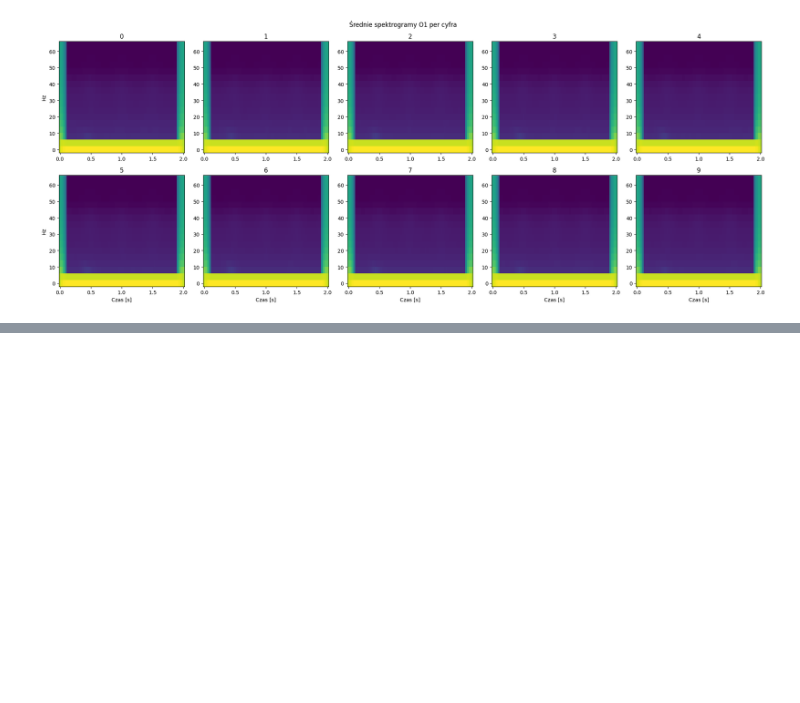
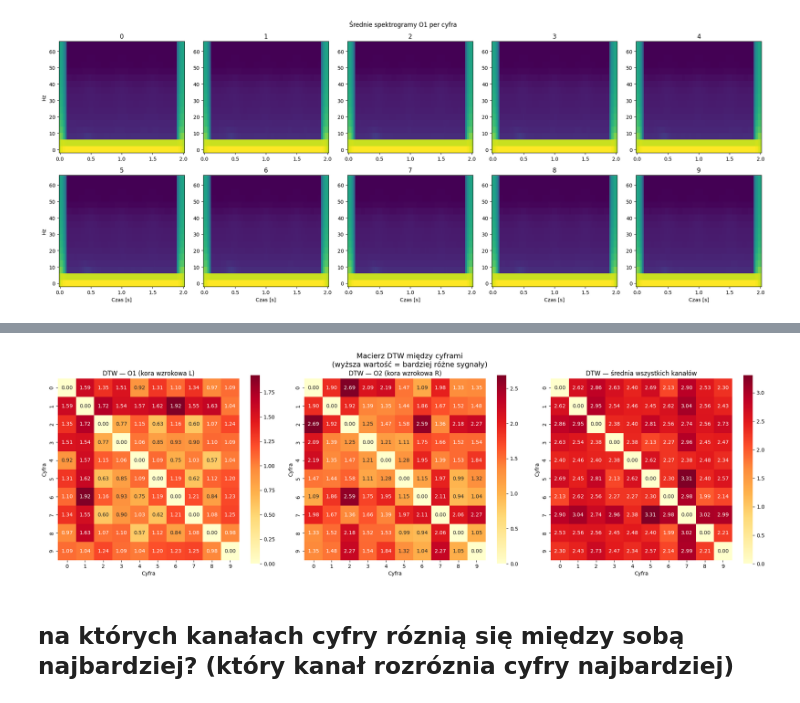
Before and after one commit to H4wk507/eeg_mnist_classifier, a Jupyter notebook: notebooks/01_EDA.ipynb, the cells around one changed output, grey strips where cells are left out. Drawn from its saved outputs; the diff is of its cells as text; code cells hidden in the pictures; blank space fills up the shorter version.

```diff
--- a/notebooks/01_EDA.ipynb
+++ b/notebooks/01_EDA.ipynb
@@ -259,0 +409,58 @@ plt.legend()
+# %%
+import seaborn as sns
+from dtaidistance import dtw
+from scipy.stats import zscore
+
+data = epochs.get_data()
+y = epochs.events[:, 2]
+
+digits = np.unique(y)
+digits = digits[digits != -1]
+
+means = np.stack([data[y == d].mean(axis=0) for d in digits])
+means_z = np.nan_to_num(zscore(means, axis=2))
+
+W = max(1, int(0.15 * means_z.shape[2]))
+
+def dtw_matrix_per_channel(M, ch):
+    n = M.shape[0]
+    mat = np.zeros((n, n))
+    for i in range(n):
+        for j in range(i + 1, n):
+            d = dtw.distance(
+                np.ascontiguousarray(M[i, ch], dtype=np.double),
+                np.ascontiguousarray(M[j, ch], dtype=np.double),
+                window=W,
+            )
+            mat[i, j] = mat[j, i] = d
+    return mat
+
+dtw_O1 = dtw_matrix_per_channel(means_z, 6)
+dtw_O2 = dtw_matrix_per_channel(means_z, 7)
+
+dtw_all_channels = np.mean([dtw_matrix_per_channel(means_z, ch) for ch in range(14)], axis=0)
+
+fig, axes = plt.subplots(1, 3, figsize=(20, 6))
+
+for ax, mat, title in [
+    (axes[0], dtw_O1, "DTW - O1 (kora wzrokowa L)"),
+    (axes[1], dtw_O2, "DTW - O2 (kora wzrokowa R)"),
+    (axes[2], dtw_all_channels, "DTW - średnia wszystkich kanałów"),
+]:
+    sns.heatmap(mat, ax=ax, cmap="YlOrRd", annot=True, fmt=".2f",
+                xticklabels=digits, yticklabels=digits, square=True)
+    ax.set_title(title)
+    ax.set_xlabel("Cyfra")
+    ax.set_ylabel("Cyfra")
+
+plt.suptitle("Macierz DTW między cyframi\n(wyższa wartość = bardziej różne sygnały)", fontsize=14)
+plt.tight_layout()
+plt.show()
+
+## Żadna cyfra nie odstaje konsekwentnie na wszystkich kanałach - na O1 wyróżnia się 1, na O2 cyfra 2,
+## w uśrednieniu po kanałach cyfra 7. Brak spójnego wzorca sugeruje, że różnice między uśrednionymi klasami nie są
+# silne ani stabilne między kanałami.
+# %% [output]
+[figure, added]
+# %% [markdown]
+## na których kanałach cyfry róznią się między sobą najbardziej? (który kanał rozróznia cyfry najbardziej)
```
Also changed, not shown: parts of 12 cells of this notebook, 26 other files.
